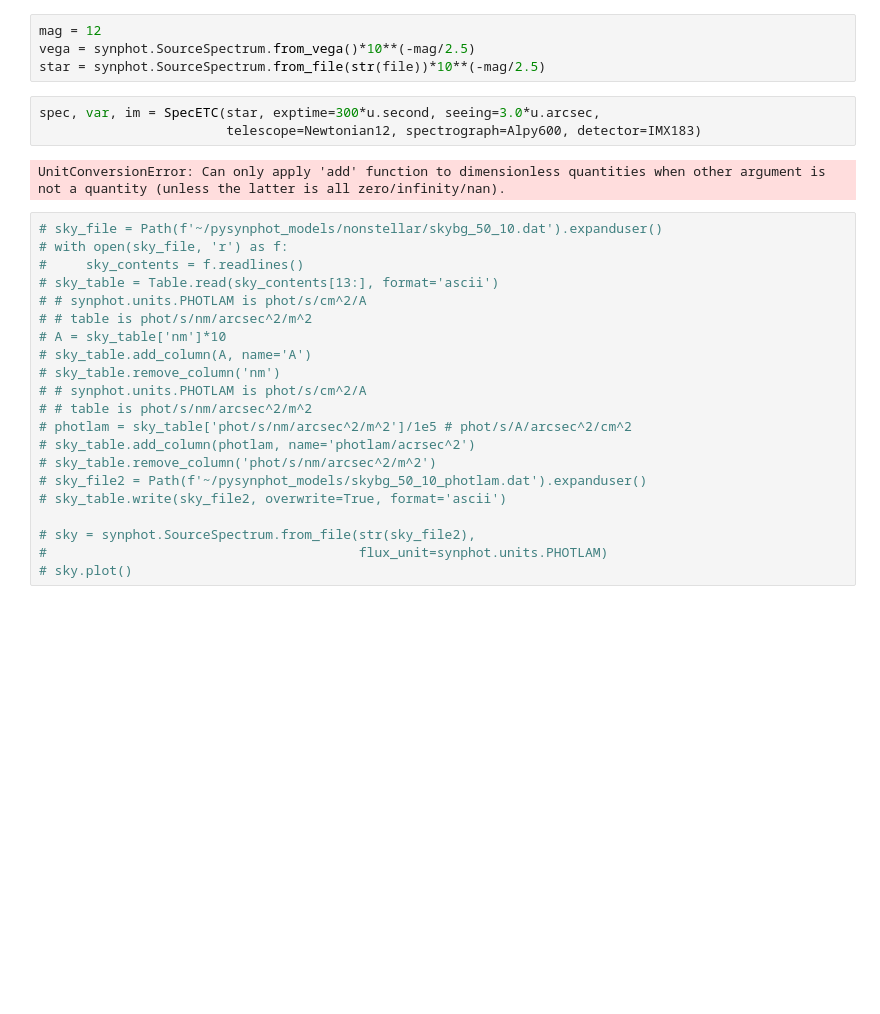
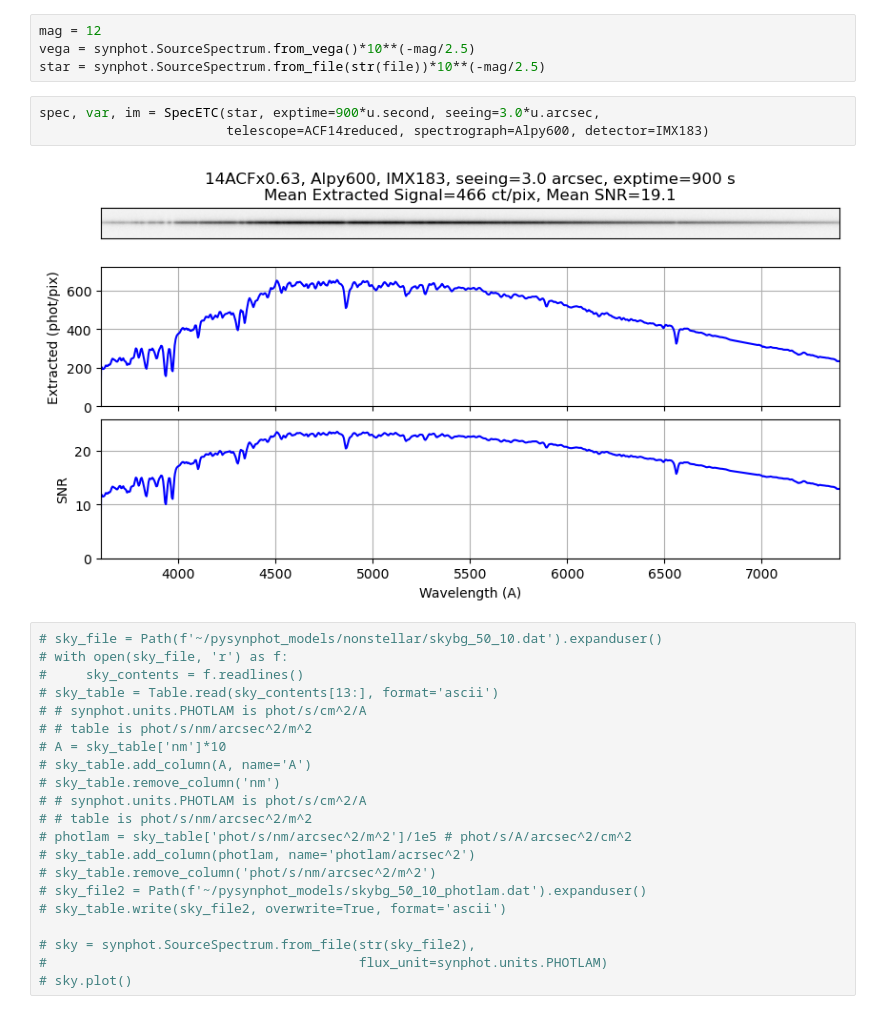
Before and after one commit to joshwalawender/SpecETC, a Jupyter notebook: Sandbox.ipynb, the cells around one changed output. Drawn from its saved outputs; the diff is of its cells as text; blank space fills up the shorter version.

```diff
--- a/Sandbox.ipynb
+++ b/Sandbox.ipynb
@@ -50,10 +50,10 @@ mag = 12
 vega = synphot.SourceSpectrum.from_vega()*10**(-mag/2.5)
 star = synphot.SourceSpectrum.from_file(str(file))*10**(-mag/2.5)
 # %%
-spec, var, im = SpecETC(star, exptime=300*u.second, seeing=3.0*u.arcsec,
-                        telescope=Newtonian12, spectrograph=Alpy600, detector=IMX183)
+spec, var, im = SpecETC(star, exptime=900*u.second, seeing=3.0*u.arcsec,
+                        telescope=ACF14reduced, spectrograph=Alpy600, detector=IMX183)
 # %% [output]
-UnitConversionError: Can only apply 'add' function to dimensionless quantities when other argument is not a quantity (unless the latter is all zero/infinity/nan).
+[figure, added]
 # %%
 # sky_file = Path(f'~/pysynphot_models/nonstellar/skybg_50_10.dat').expanduser()
 # with open(sky_file, 'r') as f:
```
Also changed, not shown: parts of 1 cell of this notebook.
